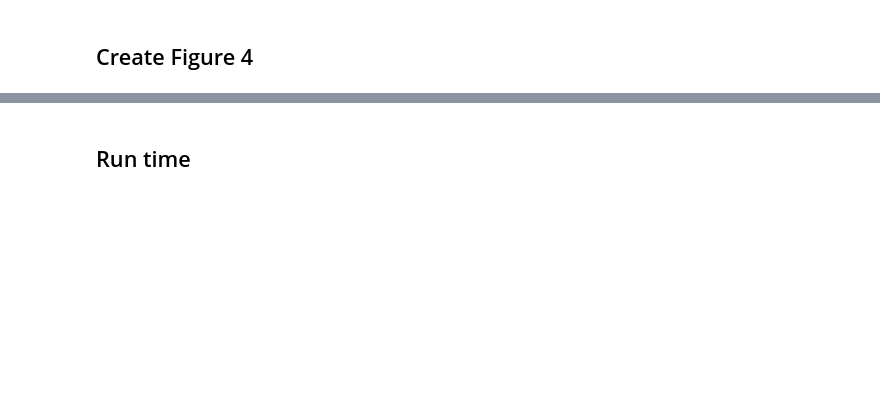
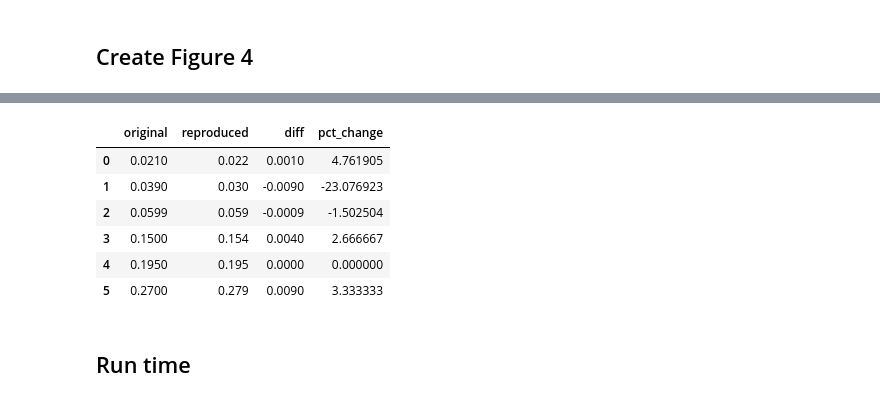
Before and after one commit to pythonhealthdatascience/stars-reproduce-shoaib-2022, a Jupyter notebook: reproduction/reproduce_fig4.ipynb, the cells around one changed output, grey strips where cells are left out. Saved outputs shown, nothing was run; the diff lists cells and outputs as text; code cells hidden in the pictures; blank space fills up the shorter version.

```diff
--- a/reproduction/reproduce_fig4.ipynb
+++ b/reproduction/reproduce_fig4.ipynb
@@ -231,3 +231,22 @@ plt.show()
+# %%
+# Input results from original and reproduced figures
+comp = pd.DataFrame({
+    'original': [0.021, 0.039, 0.0599, 0.150, 0.195, 0.270],
+    'reproduced': data_4a.iloc[:, 1].to_list() + data_4a.iloc[:, 0].to_list()})
+comp['reproduced'] = round(comp['reproduced'], 3)
+
+# Find size of difference and % change
+comp['diff'] = comp['reproduced'] - comp['original']
+comp['pct_change'] = comp.pct_change(axis=1).iloc[:, 1]*100
+comp
+# %% [output]
+|  | original | reproduced | diff | pct_change |
+| 0 | 0.0210 | 0.022 | 0.0010 | 4.761905 |
+| 1 | 0.0390 | 0.030 | -0.0090 | -23.076923 |
+| 2 | 0.0599 | 0.059 | -0.0009 | -1.502504 |
+| 3 | 0.1500 | 0.154 | 0.0040 | 2.666667 |
+| 4 | 0.1950 | 0.195 | 0.0000 | 0.000000 |
+| 5 | 0.2700 | 0.279 | 0.0090 | 3.333333 |
 # %% [markdown]
 ## Run time
 # %%
```
Also changed, not shown: parts of 7 cells of this notebook, 8 other files.
